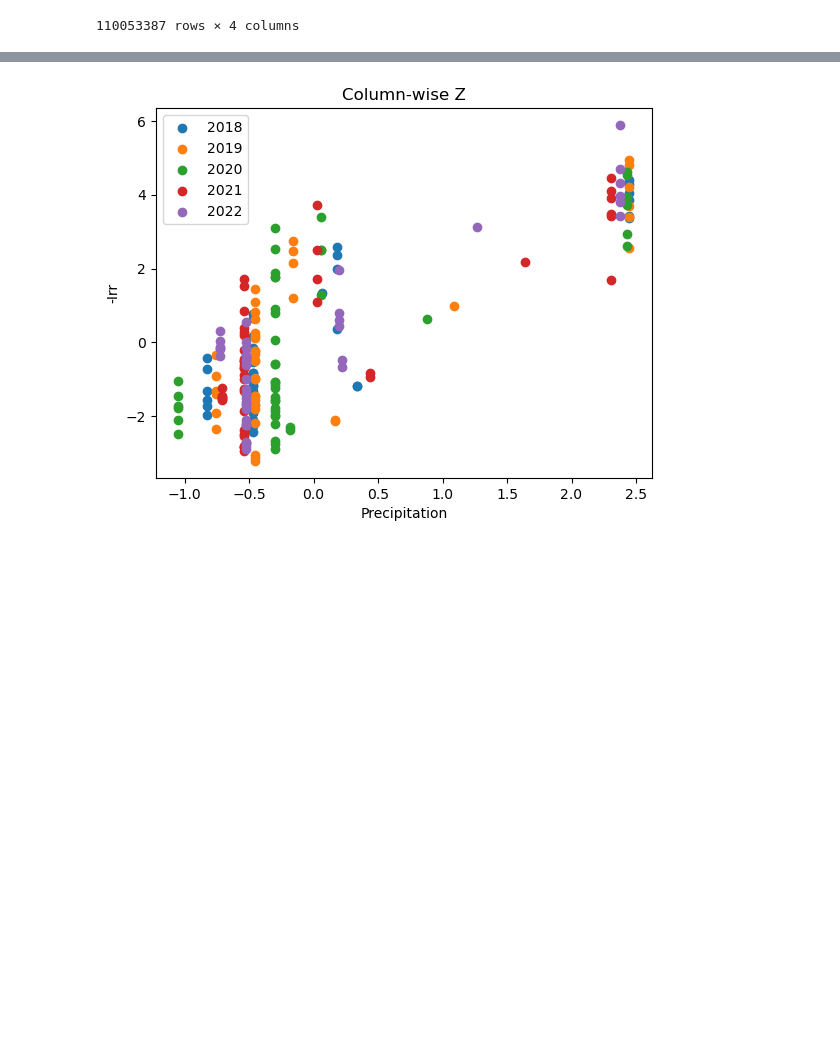
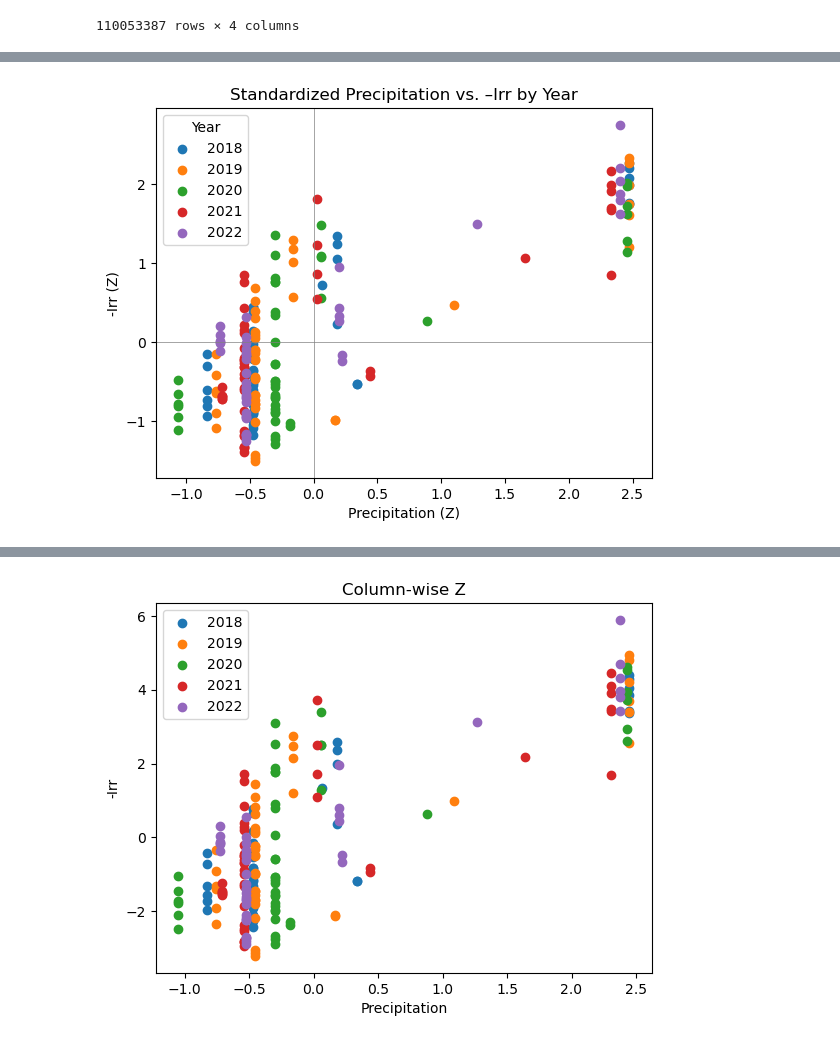
Before and after one commit to nicr0ss/DS-Honours, a Jupyter notebook: notebooks/ECOSTRESS.ipynb, the cells around one changed output, grey strips where cells are left out. Saved outputs shown, nothing was run; the diff lists cells and outputs as text; code cells hidden in the pictures; blank space fills up the shorter version.

```diff
--- a/notebooks/ECOSTRESS.ipynb
+++ b/notebooks/ECOSTRESS.ipynb
@@ -532,0 +567,24 @@ ecostress_2 = buffers_gdf[["site_code", "latitude", "well_use", 'GWE_2018',
+# %%
+years = range(2018, 2023)
+
+for yr in years:
+    p = ecostress_2[f'precip_{yr}']
+    e = ecostress_2[f'evapo_{yr}']
+    g = ecostress_2[f'GWE_{yr}']
+    p_z = (p - p.mean()) / p.std(ddof=0)
+    e_z = (e - e.mean()) / e.std(ddof=0)
+    g_z = (g - g.mean()) / g.std(ddof=0)
+    irr_raw = p_z - e_z + g_z
+    irr_z = (irr_raw - irr_raw.mean()) / irr_raw.std(ddof=0)
+
+    plt.scatter(p_z, irr_z, label=str(yr))
+
+plt.xlabel("Precipitation (Z)")
+plt.ylabel("-Irr (Z)")
+plt.title("Standardized Precipitation vs. –Irr by Year")
+plt.axhline(0, color='grey', linewidth=0.5)
+plt.axvline(0, color='grey', linewidth=0.5)
+plt.legend(title="Year")
+plt.show()
+# %% [output]
+[figure, added]
```
Also changed, not shown: parts of 12 cells of this notebook, 4 other files.
